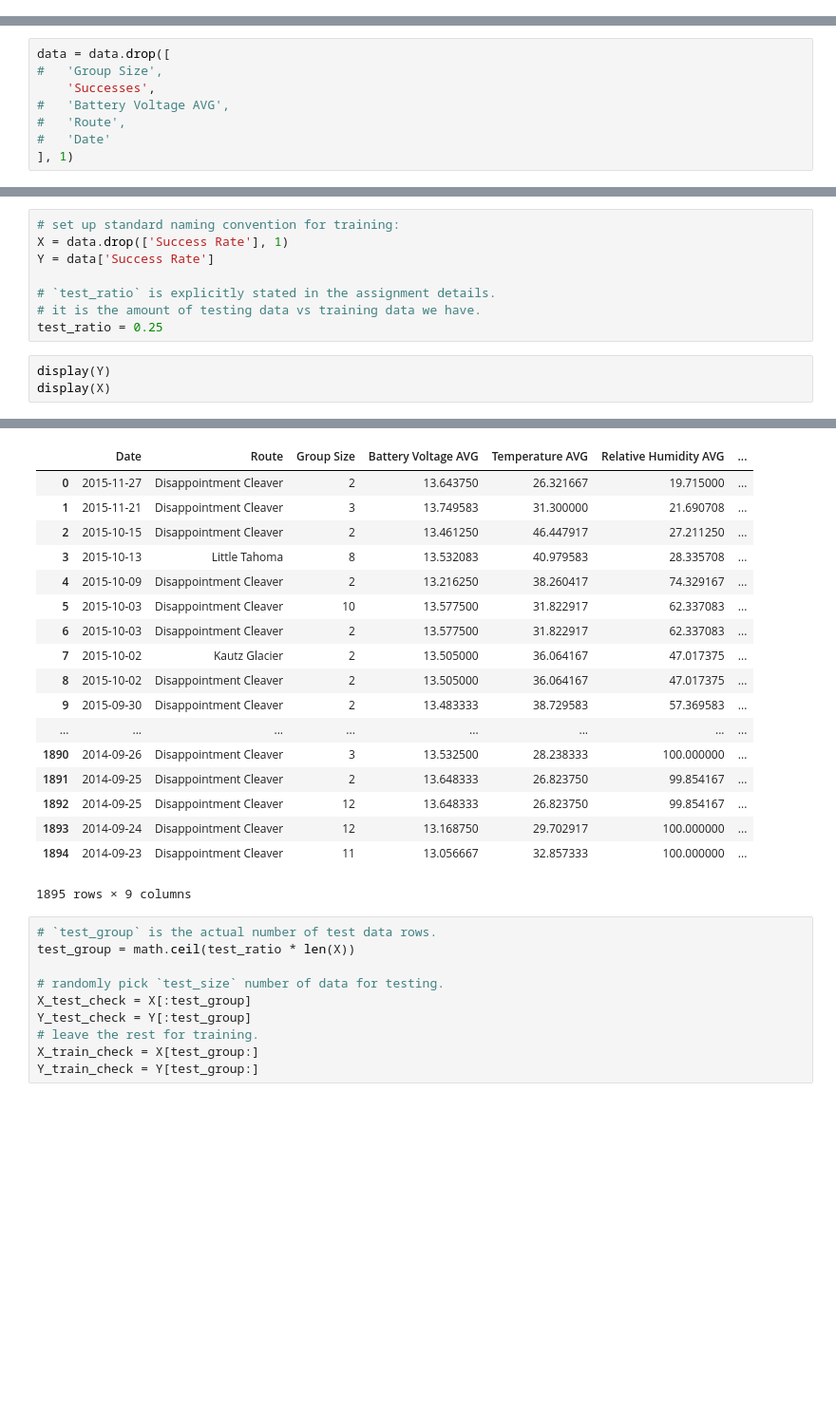
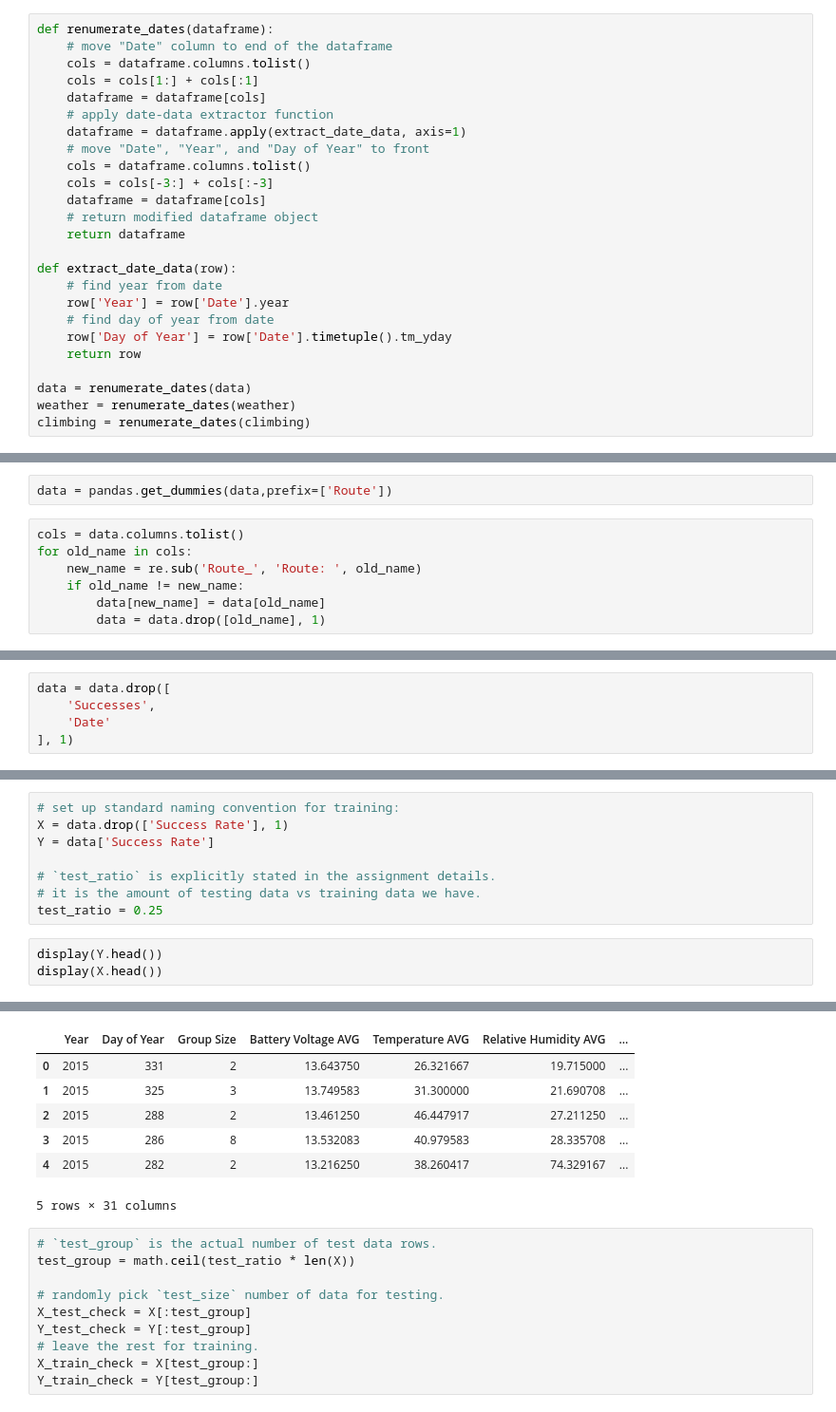
Before and after one commit to noltron000-coursework/mount-rainier, a Jupyter notebook: source/mount_rainier.ipynb, the cells around one changed output, grey strips where cells are left out. Shown at 95% size. Saved outputs shown, nothing was run; the diff lists cells and outputs as text; blank space fills up the shorter version.

```diff
--- a/source/mount_rainier.ipynb
+++ b/source/mount_rainier.ipynb
@@ -262,0 +272,25 @@ MOST FREQUENT DATES
+# %%
+def renumerate_dates(dataframe):
+	# move "Date" column to end of the dataframe
+	cols = dataframe.columns.tolist()
+	cols = cols[1:] + cols[:1]
+	dataframe = dataframe[cols]
+	# apply date-data extractor function
+	dataframe = dataframe.apply(extract_date_data, axis=1)
+	# move "Date", "Year", and "Day of Year" to front
+	cols = dataframe.columns.tolist()
+	cols = cols[-3:] + cols[:-3]
+	dataframe = dataframe[cols]
+	# return modified dataframe object
+	return dataframe
+
+def extract_date_data(row):
+	# find year from date
+	row['Year'] = row['Date'].year
+	# find day of year from date
+	row['Day of Year'] = row['Date'].timetuple().tm_yday
+	return row
+
+data = renumerate_dates(data)
+weather = renumerate_dates(weather)
+climbing = renumerate_dates(climbing)
@@ -263 +319,10 @@ MOST FREQUENT DATES
+# %%
+data = pandas.get_dummies(data,prefix=['Route'])
+# %%
+cols = data.columns.tolist()
+for old_name in cols:
+	new_name = re.sub('Route_', 'Route: ', old_name)
+	if old_name != new_name:
+		data[new_name] = data[old_name]
+		data = data.drop([old_name], 1)
 # %% [markdown]
@@ -297,11 +367,8 @@ For example, we really do not need to know the number of people who succeeded, n
 What really matters is the success rate.
 # %%
 data = data.drop([
-# 	'Group Size',
 	'Successes',
-# 	'Battery Voltage AVG',
-# 	'Route',
-# 	'Date'
+	'Date'
 ], 1)
 # %%
 heatmap(data)
@@ -327,6 +394,6 @@ Y = data['Success Rate']
 # it is the amount of testing data vs training data we have.
 test_ratio = 0.25
 # %%
-display(Y)
-display(X)
+display(Y.head())
+display(X.head())
 # %% [output]
@@ -350,21 +406,10 @@ Name: Success Rate, Length: 1895, dtype: float64
-|  | Date | Route | Group Size | Battery Voltage AVG | Temperature AVG | Relative Humidity AVG | ... |
-| 0 | 2015-11-27 | Disappointment Cleaver | 2 | 13.643750 | 26.321667 | 19.715000 | ... |
-| 1 | 2015-11-21 | Disappointment Cleaver | 3 | 13.749583 | 31.300000 | 21.690708 | ... |
-| 2 | 2015-10-15 | Disappointment Cleaver | 2 | 13.461250 | 46.447917 | 27.211250 | ... |
-| 3 | 2015-10-13 | Little Tahoma | 8 | 13.532083 | 40.979583 | 28.335708 | ... |
-| 4 | 2015-10-09 | Disappointment Cleaver | 2 | 13.216250 | 38.260417 | 74.329167 | ... |
-| 5 | 2015-10-03 | Disappointment Cleaver | 10 | 13.577500 | 31.822917 | 62.337083 | ... |
-| 6 | 2015-10-03 | Disappointment Cleaver | 2 | 13.577500 | 31.822917 | 62.337083 | ... |
-| 7 | 2015-10-02 | Kautz Glacier | 2 | 13.505000 | 36.064167 | 47.017375 | ... |
-| 8 | 2015-10-02 | Disappointment Cleaver | 2 | 13.505000 | 36.064167 | 47.017375 | ... |
-| 9 | 2015-09-30 | Disappointment Cleaver | 2 | 13.483333 | 38.729583 | 57.369583 | ... |
-| ... | ... | ... | ... | ... | ... | ... | ... |
-| 1890 | 2014-09-26 | Disappointment Cleaver | 3 | 13.532500 | 28.238333 | 100.000000 | ... |
-| 1891 | 2014-09-25 | Disappointment Cleaver | 2 | 13.648333 | 26.823750 | 99.854167 | ... |
-| 1892 | 2014-09-25 | Disappointment Cleaver | 12 | 13.648333 | 26.823750 | 99.854167 | ... |
-| 1893 | 2014-09-24 | Disappointment Cleaver | 12 | 13.168750 | 29.702917 | 100.000000 | ... |
-| 1894 | 2014-09-23 | Disappointment Cleaver | 11 | 13.056667 | 32.857333 | 100.000000 | ... |
+|  | Year | Day of Year | Group Size | Battery Voltage AVG | Temperature AVG | Relative Humidity AVG | ... |
+| 0 | 2015 | 331 | 2 | 13.643750 | 26.321667 | 19.715000 | ... |
+| 1 | 2015 | 325 | 3 | 13.749583 | 31.300000 | 21.690708 | ... |
+| 2 | 2015 | 288 | 2 | 13.461250 | 46.447917 | 27.211250 | ... |
+| 3 | 2015 | 286 | 8 | 13.532083 | 40.979583 | 28.335708 | ... |
+| 4 | 2015 | 282 | 2 | 13.216250 | 38.260417 | 74.329167 | ... |
-1895 rows × 9 columns
+5 rows × 31 columns
 # %%
 # `test_group` is the actual number of test data rows.
 test_group = math.ceil(test_ratio * len(X))
```
Also changed, not shown: parts of 21 cells of this notebook.
